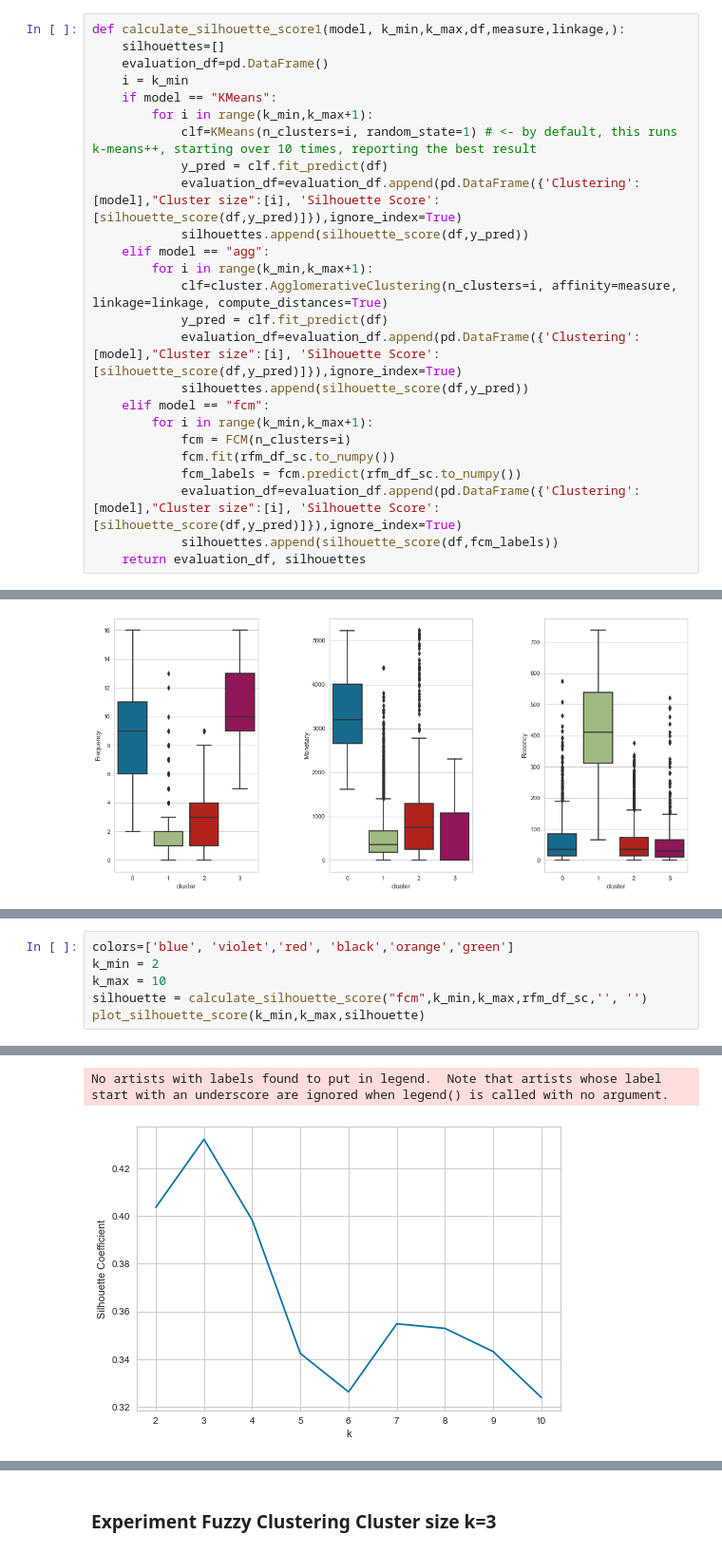
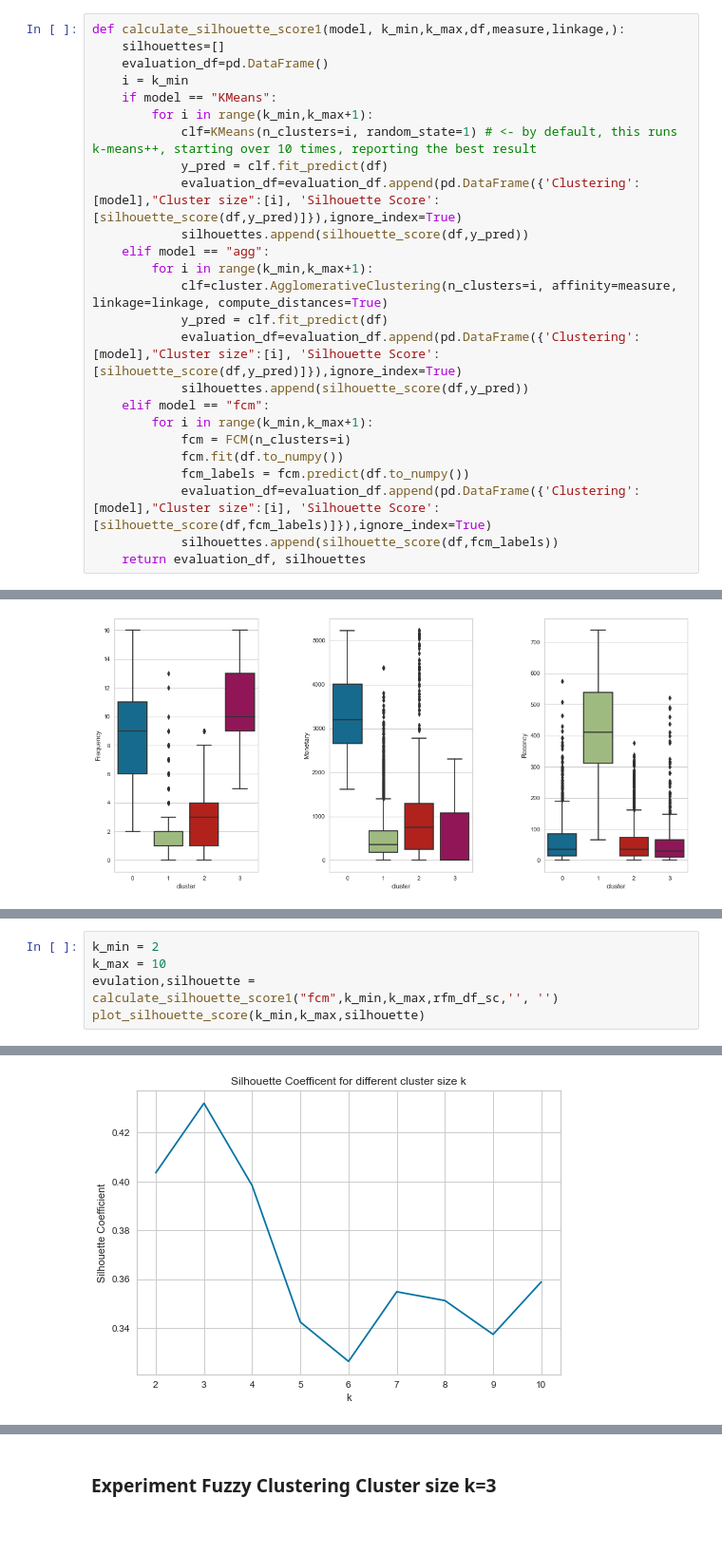
Before and after one commit to wuesten/Portfolio_2_MMS, a Jupyter notebook: market_segmentation.ipynb, the cells around one changed output, grey strips where cells are left out. Shown at 95% size. Saved outputs shown, nothing was run; the diff lists cells and outputs as text; blank space fills up the shorter version.

```diff
--- a/market_segmentation.ipynb
+++ b/market_segmentation.ipynb
@@ -625,9 +625,9 @@ def calculate_silhouette_score1(model, k_min,k_max,df,measure,linkage,):
     elif model == "fcm":
         for i in range(k_min,k_max+1):
             fcm = FCM(n_clusters=i)
-            fcm.fit(rfm_df_sc.to_numpy())
-            fcm_labels = fcm.predict(rfm_df_sc.to_numpy())
-            evaluation_df=evaluation_df.append(pd.DataFrame({'Clustering':[model],"Cluster size":[i], 'Silhouette Score':[silhouette_score(df,y_pred)]}),ignore_index=True)
+            fcm.fit(df.to_numpy())
+            fcm_labels = fcm.predict(df.to_numpy())
+            evaluation_df=evaluation_df.append(pd.DataFrame({'Clustering':[model],"Cluster size":[i], 'Silhouette Score':[silhouette_score(df,fcm_labels)]}),ignore_index=True)
             silhouettes.append(silhouette_score(df,fcm_labels))
     return evaluation_df, silhouettes
 # %%
@@ -1083,7 +1174,6 @@ def calculate_fcm_cluster(data, clustersize):
 # %%
-colors=['blue', 'violet','red', 'black','orange','green']
 k_min = 2
 k_max = 10
-silhouette = calculate_silhouette_score("fcm",k_min,k_max,rfm_df_sc,'', '')
+evulation,silhouette = calculate_silhouette_score1("fcm",k_min,k_max,rfm_df_sc,'', '')
 plot_silhouette_score(k_min,k_max,silhouette)
 # %% [output]
@@ -1099,2 +1180 @@ plot_silhouette_score(k_min,k_max,silhouette)
-No artists with labels found to put in legend.  Note that artists whose label start with an underscore are ignored when legend() is called with no argument.
-[figure, old version]
+[figure, new version]
```
Also changed, not shown: parts of 66 cells of this notebook.
